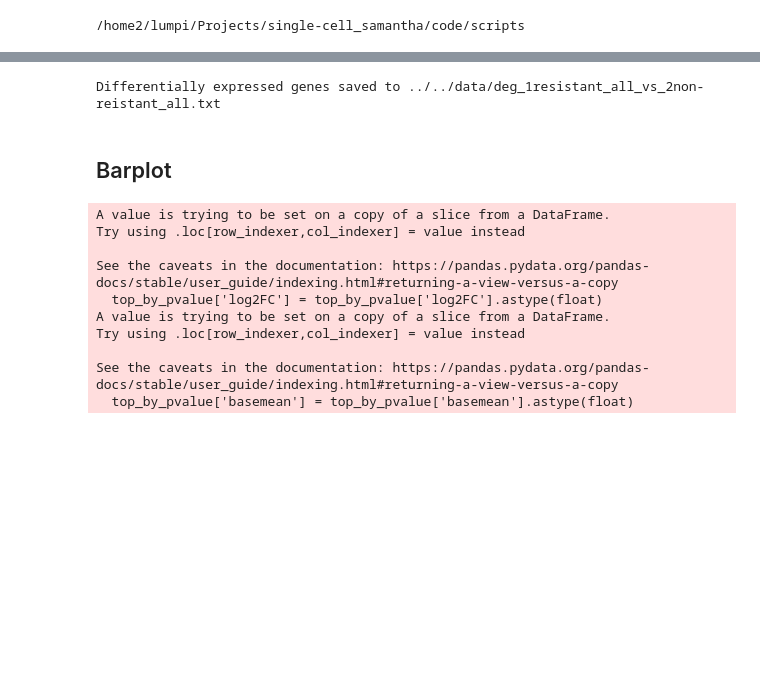
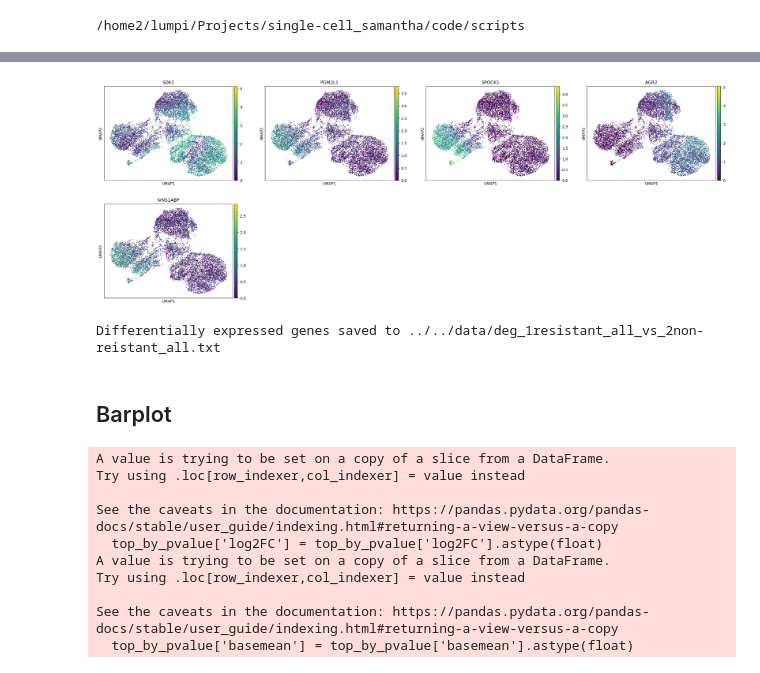
Before and after one commit to josef-streusalz/single-cell, a Jupyter notebook: 08.3_PseudoTime_DEG.ipynb, the cells around one changed output, grey strips where cells are left out. Drawn from its saved outputs; the diff is of its cells as text; code cells hidden in the pictures; blank space fills up the shorter version.

```diff
--- a/08.3_PseudoTime_DEG.ipynb
+++ b/08.3_PseudoTime_DEG.ipynb
@@ -749,3 +767,7 @@ result.head(50)
+# %%
+sc.pl.umap(adata, color=["SDK1", 'PGM2L1','SPOCK1','AGR2',"IVNS1ABP"])
+# %% [output]
+[figure, added]
 # %%
 #Specify the path for the output text file
 output_file = '../../data/deg_' + comparison + '.txt'
```
Also changed, not shown: parts of 8 cells of this notebook.
